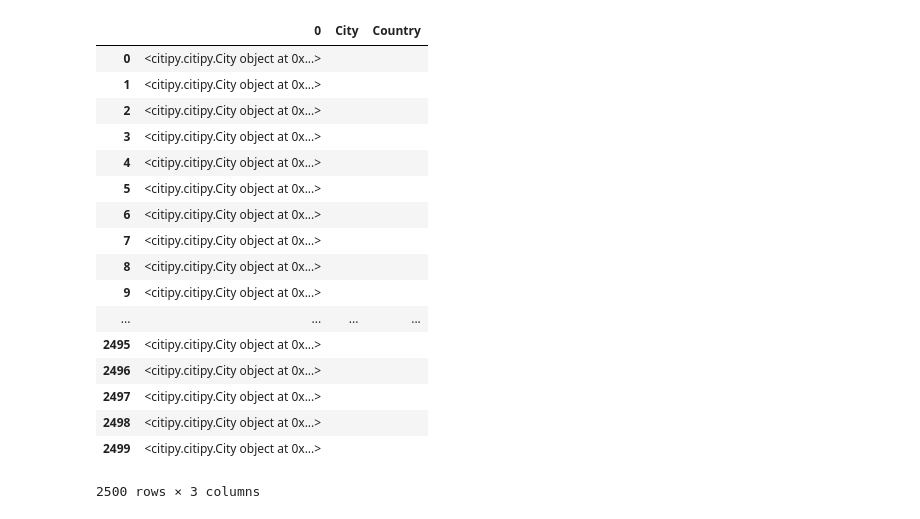
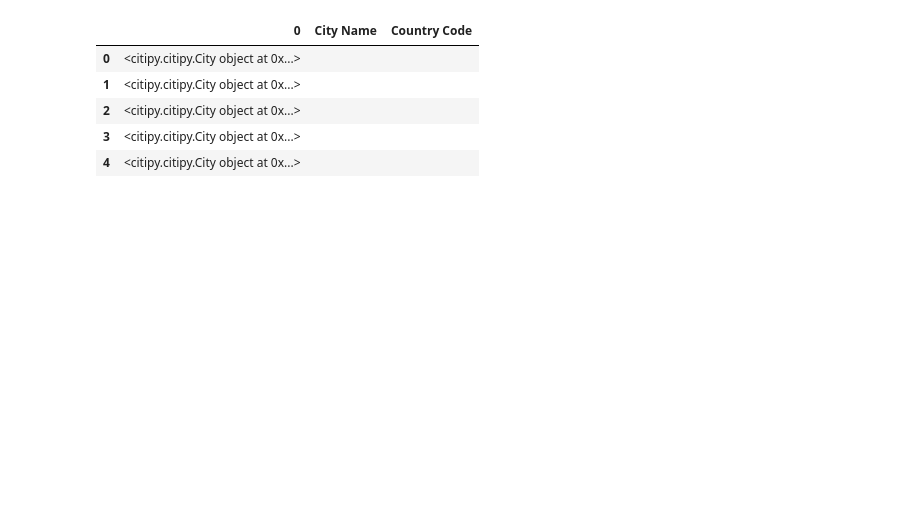
Before and after one commit to agarwan1/WeatherPy, a Jupyter notebook: WeatherPy.ipynb, the cells around one changed output. Cells and saved outputs as stored; diff of their text form; code cells hidden in the pictures; blank space fills up the shorter version.

```diff
--- a/WeatherPy.ipynb
+++ b/WeatherPy.ipynb
@@ -21,47 +21,35 @@ api_key = '224f7b3f56aba61567ec7c77e410d506'
 # %%
 # Find the cities.
 cities = []
 coordinates = []
 
 
 #Utilize numpy.random to generate random latitudes and longitudes.
 #Latitude values are measured relative to the equator and range from -90° at the South Pole to +90° at the North Pole.
 #Longitude values are measured relative to the prime meridian. They range from -180° when traveling west to 180° when traveling east.
 #Since the size is 2500, 2,500 values will be generated.
 lat = np.random.uniform(low=-90, high=90, size=2500)
 lng = np.random.uniform(low=-180, high=180, size=2500)
 
 # Creating coordinate points. A point is referenced by its longitude and latitude values.
 #These points will append to the coordinates series/list.
 coordinates = []
 for x in range(0,len(lat)):
     coordinates.append((lat[x], lng[x]))
 
 for coordinate_pair in coordinates:
     lat, lon = coordinate_pair
     cities.append(citipy.nearest_city(lat, lon))
 
 # Creating DataFrame
 cities_df = pd.DataFrame(cities)
-cities_df["City"] = ""
-cities_df["Country"] = ""
-cities_df
+cities_df["City Name"] = ""
+cities_df["Country Code"] = ""
+cities_df.head()
 # %% [output]
-|  | 0 | City | Country |
+|  | 0 | City Name | Country Code |
 | 0 | <citipy.citipy.City object at 0x...> |  |  |
 | 1 | <citipy.citipy.City object at 0x...> |  |  |
 | 2 | <citipy.citipy.City object at 0x...> |  |  |
 | 3 | <citipy.citipy.City object at 0x...> |  |  |
 | 4 | <citipy.citipy.City object at 0x...> |  |  |
-| 5 | <citipy.citipy.City object at 0x...> |  |  |
-| 6 | <citipy.citipy.City object at 0x...> |  |  |
-| 7 | <citipy.citipy.City object at 0x...> |  |  |
-| 8 | <citipy.citipy.City object at 0x...> |  |  |
-| 9 | <citipy.citipy.City object at 0x...> |  |  |
-| ... | ... | ... | ... |
-| 2495 | <citipy.citipy.City object at 0x...> |  |  |
-| 2496 | <citipy.citipy.City object at 0x...> |  |  |
-| 2497 | <citipy.citipy.City object at 0x...> |  |  |
-| 2498 | <citipy.citipy.City object at 0x...> |  |  |
-| 2499 | <citipy.citipy.City object at 0x...> |  |  |
-2500 rows × 3 columns
```
Also changed, not shown: parts of 10 cells of this notebook.
